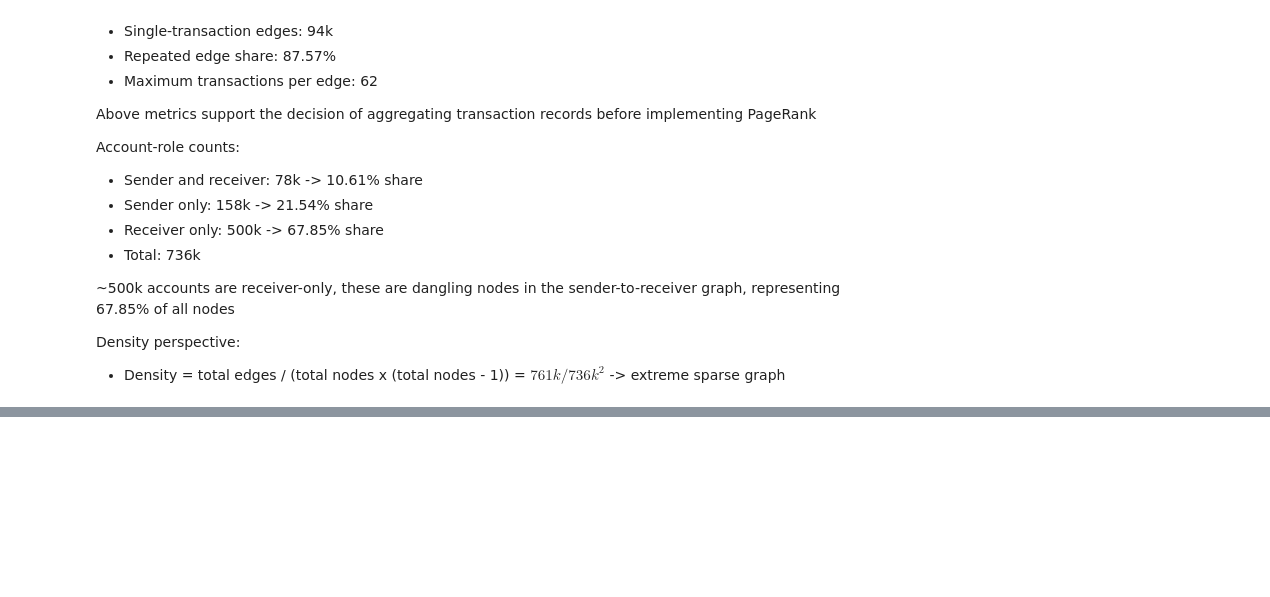
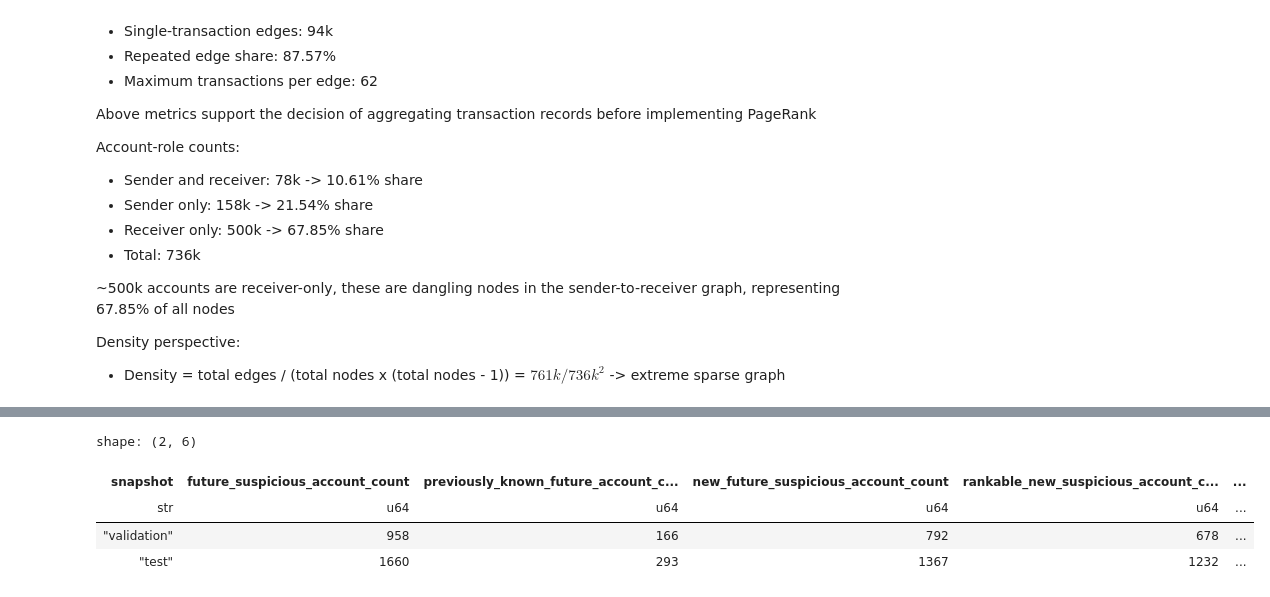
Before and after one commit to gorkemyencak/graph-based-financial-crime, a Jupyter notebook: notebooks/03_graph_construction.ipynb, the cells around one changed output, grey strips where cells are left out. Drawn from its saved outputs; the diff is of its cells as text; code cells hidden in the pictures; blank space fills up the shorter version.

```diff
--- a/notebooks/03_graph_construction.ipynb
+++ b/notebooks/03_graph_construction.ipynb
@@ -366,0 +539,28 @@ Density perspective:
+# %%
+### persisted evaluation targets
+target_summary = (
+    pl.concat(
+        [
+            snapshot_writer.build_saved_target_summary(
+                snapshot_name = 'validation',
+                targets = validation_snapshot['targets']
+            ),
+            snapshot_writer.build_saved_target_summary(
+                snapshot_name = 'test',
+                targets = test_snapshot['targets']
+            )
+        ],
+        how = 'vertical'
+    )
+    .collect(
+        engine = 'streaming'
+    )
+)
+
+display(target_summary)
+# %% [output]
+shape: (2, 6)
+| snapshot | future_suspicious_account_count | previously_known_future_account_c... | new_future_suspicious_account_count | rankable_new_suspicious_account_c... | ... |
+| str | u64 | u64 | u64 | u64 | ... |
+| "validation" | 958 | 166 | 792 | 678 | ... |
+| "test" | 1660 | 293 | 1367 | 1232 | ... |
```
Also changed, not shown: parts of 5 cells of this notebook, 1 other file.
